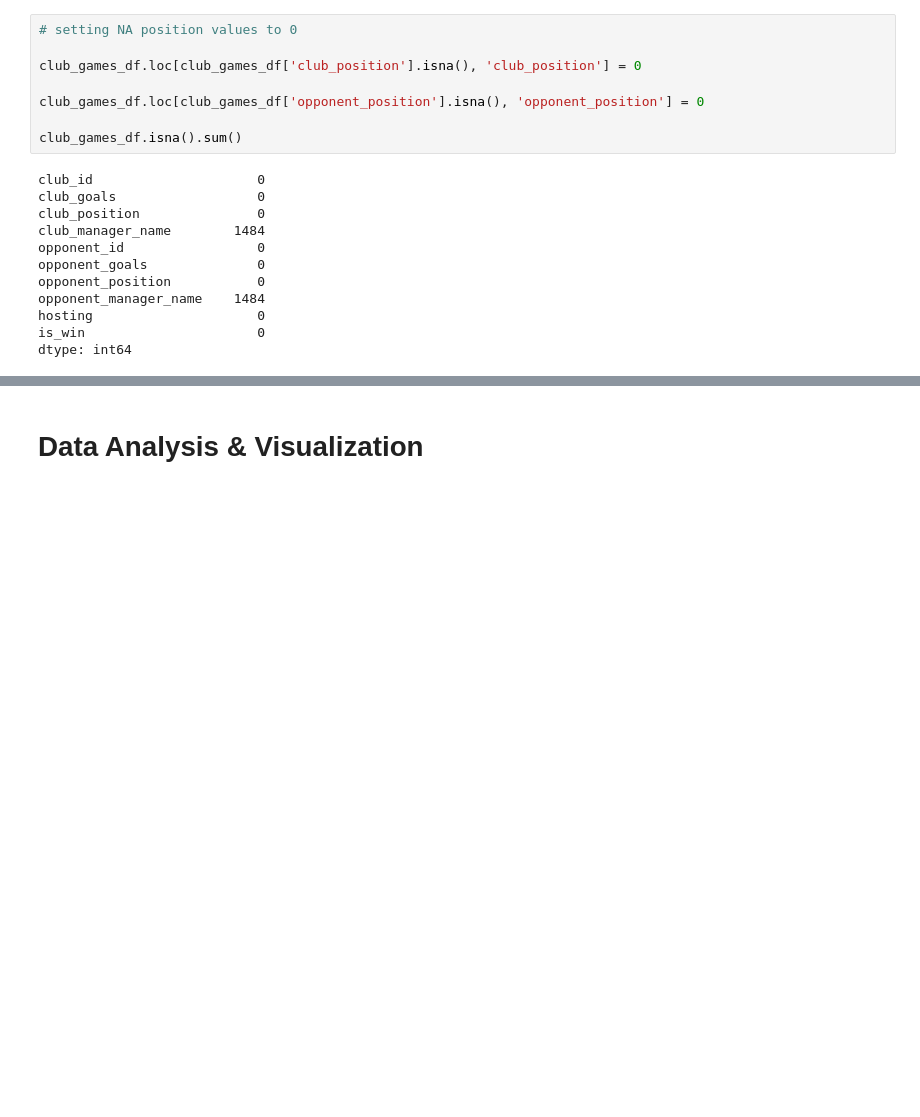
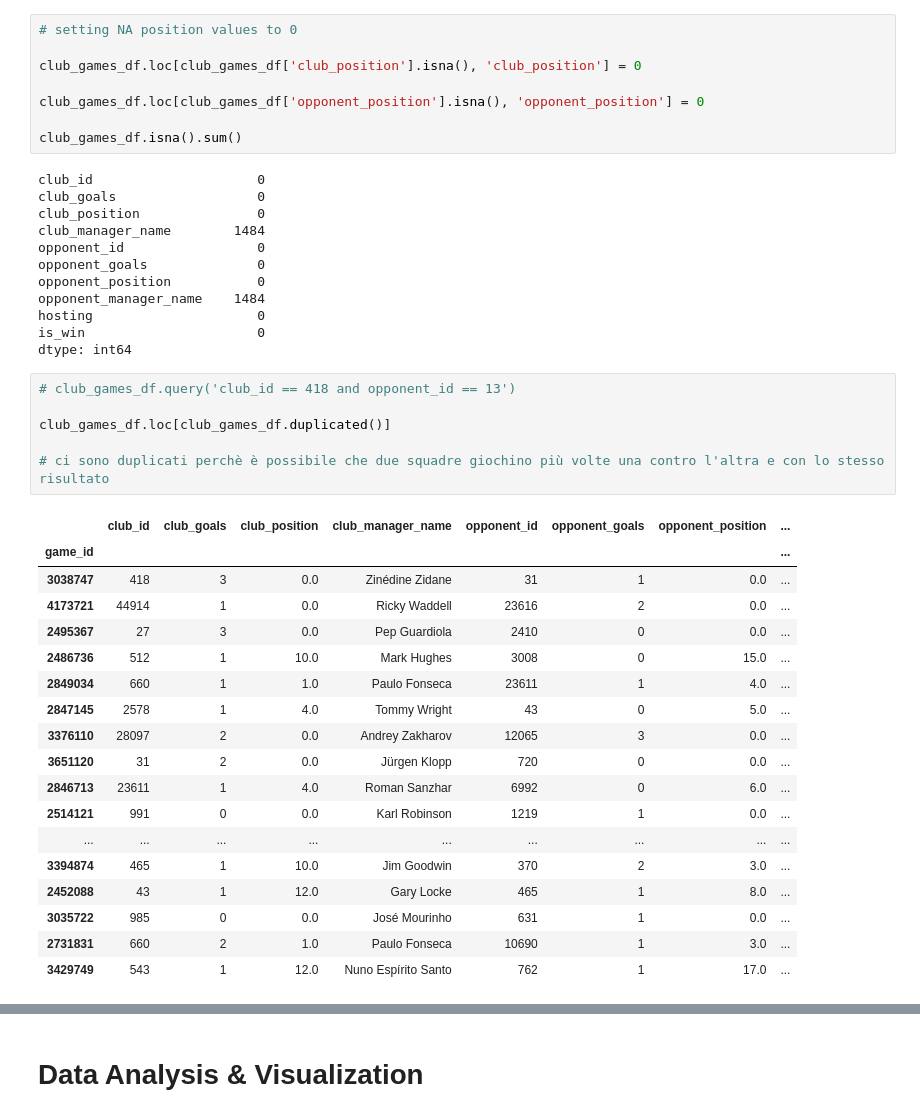
Before and after one commit to RiccardoPili/Football-Data-Analysis, a Jupyter notebook: club_games.ipynb, the cells around one changed output, grey strips where cells are left out. Drawn from its saved outputs; the diff is of its cells as text; blank space fills up the shorter version.

Commit message:
club games data preparation

```diff
--- a/club_games.ipynb
+++ b/club_games.ipynb
@@ -102,3 +102,28 @@ opponent_manager_name    1484
 hosting                     0
 is_win                      0
 dtype: int64
+# %%
+# club_games_df.query('club_id == 418 and opponent_id == 13')
+
+club_games_df.loc[club_games_df.duplicated()]
+
+# ci sono duplicati perchè è possibile che due squadre giochino più volte una contro l'altra e con lo stesso risultato
+# %% [output]
+|  | club_id | club_goals | club_position | club_manager_name | opponent_id | opponent_goals | opponent_position | ... |
+| game_id |  |  |  |  |  |  |  | ... |
+| 3038747 | 418 | 3 | 0.0 | Zinédine Zidane | 31 | 1 | 0.0 | ... |
+| 4173721 | 44914 | 1 | 0.0 | Ricky Waddell | 23616 | 2 | 0.0 | ... |
+| 2495367 | 27 | 3 | 0.0 | Pep Guardiola | 2410 | 0 | 0.0 | ... |
+| 2486736 | 512 | 1 | 10.0 | Mark Hughes | 3008 | 0 | 15.0 | ... |
+| 2849034 | 660 | 1 | 1.0 | Paulo Fonseca | 23611 | 1 | 4.0 | ... |
+| 2847145 | 2578 | 1 | 4.0 | Tommy Wright | 43 | 0 | 5.0 | ... |
+| 3376110 | 28097 | 2 | 0.0 | Andrey Zakharov | 12065 | 3 | 0.0 | ... |
+| 3651120 | 31 | 2 | 0.0 | Jürgen Klopp | 720 | 0 | 0.0 | ... |
+| 2846713 | 23611 | 1 | 4.0 | Roman Sanzhar | 6992 | 0 | 6.0 | ... |
+| 2514121 | 991 | 0 | 0.0 | Karl Robinson | 1219 | 1 | 0.0 | ... |
+| ... | ... | ... | ... | ... | ... | ... | ... | ... |
+| 3394874 | 465 | 1 | 10.0 | Jim Goodwin | 370 | 2 | 3.0 | ... |
+| 2452088 | 43 | 1 | 12.0 | Gary Locke | 465 | 1 | 8.0 | ... |
+| 3035722 | 985 | 0 | 0.0 | José Mourinho | 631 | 1 | 0.0 | ... |
+| 2731831 | 660 | 2 | 1.0 | Paulo Fonseca | 10690 | 1 | 3.0 | ... |
+| 3429749 | 543 | 1 | 12.0 | Nuno Espírito Santo | 762 | 1 | 17.0 | ... |
```
Also changed, not shown: parts of 1 cell of this notebook.
